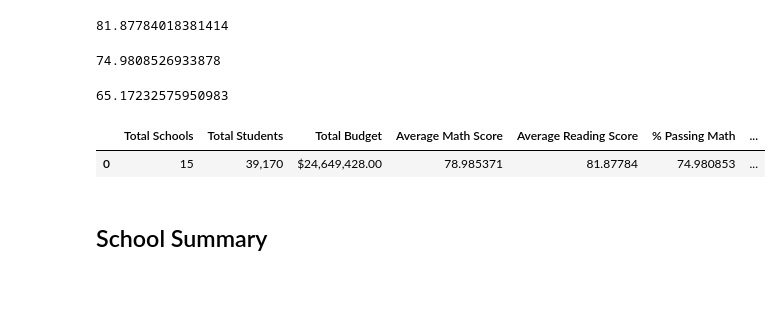
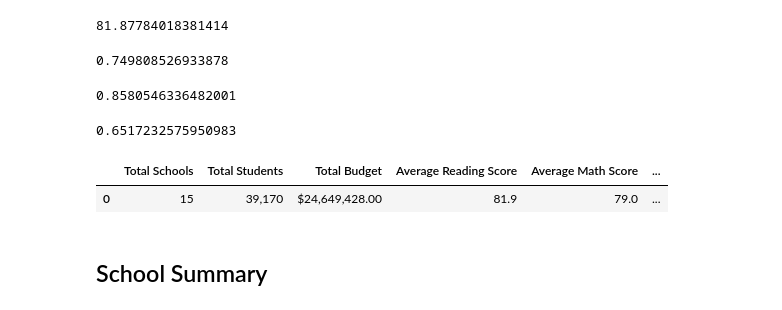
Before and after one commit to rpatel9877/pandas-challenge, a Jupyter notebook: PyCitySchools/PyCitySchools_starter.ipynb, the cells around one changed output. Drawn from its saved outputs; the diff is of its cells as text; code cells hidden in the pictures.

```diff
--- a/PyCitySchools/PyCitySchools_starter.ipynb
+++ b/PyCitySchools/PyCitySchools_starter.ipynb
@@ -55,43 +57,60 @@ average_math_score
 78.98537145774827
 # %%
 # Calculate the average (mean) reading score
-average_reading_score =
+average_reading_score = pd.DataFrame.mean(school_data_complete["reading_score"])
 average_reading_score
 # %% [output]
 81.87784018381414
 # %%
 # Use the following to calculate the percentage of students who passed math (math scores greather than or equal to 70)
-passing_math_count = school_data_complete[(school_data_complete["math_score"] >= 70)].count()["student_name"]
-passing_math_percentage = passing_math_count / float(student_count) * 100
+passing_math_count = student_data.loc[school_data_complete["math_score"] >= 70]["math_score"].count()
+passing_math_percentage = passing_math_count / student_count
 passing_math_percentage
 # %% [output]
-74.9808526933878
+0.749808526933878
 # %%
 # Calculate the percentage of students who passed reading (hint: look at how the math percentage was calculated)
-passing_reading_count =
-passing_reading_percentage =
+passing_reading_count = student_data.loc[school_data_complete["reading_score"] >= 70]["reading_score"].count()
+passing_reading_percentage = passing_reading_count / (student_count)
+passing_reading_percentage
+# %% [output]
+0.8580546336482001
 # %%
 # Use the following to calculate the percentage of students that passed math and reading
 passing_math_reading_count = school_data_complete[
     (school_data_complete["math_score"] >= 70) & (school_data_complete["reading_score"] >= 70)
 ].count()["student_name"]
-overall_passing_rate = passing_math_reading_count /  float(student_count) * 100
+overall_passing_rate = passing_math_reading_count /  (student_count)
 overall_passing_rate
 # %% [output]
-65.17232575950983
+0.6517232575950983
 # %%
 # Create a high-level snapshot of the district's key metrics in a DataFrame
-district_summary =
+district_summary = pd.DataFrame({
+    "Total Schools": [school_count],
+    "Total Students": [student_count],
+    "Total Budget": [total_budget],
+    "Average Reading Score": [average_reading_score],
+    "Average Math Score": [average_math_score],\
+    "Percent Passing Reading": [passing_reading_percentage],
+    "Percent Passing Math": [passing_math_percentage],
+    "Overall Passing Rate": [overall_passing_rate]
+})
 
 # Formatting
 district_summary["Total Students"] = district_summary["Total Students"].map("{:,}".format)
 district_summary["Total Budget"] = district_summary["Total Budget"].map("${:,.2f}".format)
+district_summary["Average Reading Score"] = district_summary["Average Reading Score"].map("{:.1f}".format)
+district_summary["Average Math Score"] = district_summary["Average Math Score"].map("{:.1f}".format)
+district_summary["Percent Passing Reading"] = district_summary["Percent Passing Reading"].map("{:.1%}".format)
+district_summary["Percent Passing Math"] = district_summary["Percent Passing Math"].map("{:.1%}".format)
+district_summary["Overall Passing Rate"] = district_summary["Overall Passing Rate"].map("{:.1%}".format)
 
 # Display the DataFrame
 district_summary
 # %% [output]
-|  | Total Schools | Total Students | Total Budget | Average Math Score | Average Reading Score | % Passing Math | ... |
-| 0 | 15 | 39,170 | $24,649,428.00 | 78.985371 | 81.87784 | 74.980853 | ... |
+|  | Total Schools | Total Students | Total Budget | Average Reading Score | Average Math Score | ... |
+| 0 | 15 | 39,170 | $24,649,428.00 | 81.9 | 79.0 | ... |
 # %% [markdown]
 ## School Summary
 # %%
```
Also changed, not shown: parts of 32 cells of this notebook.
